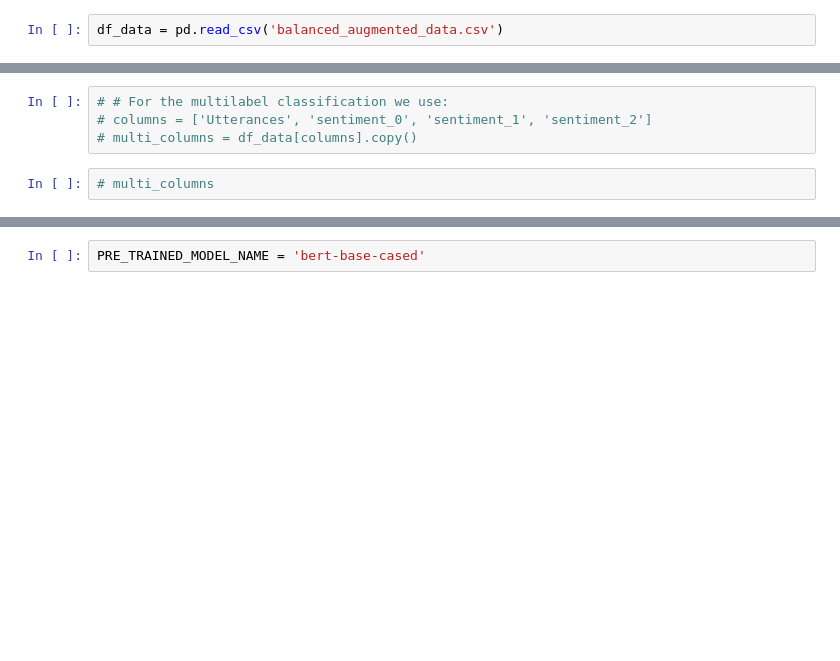
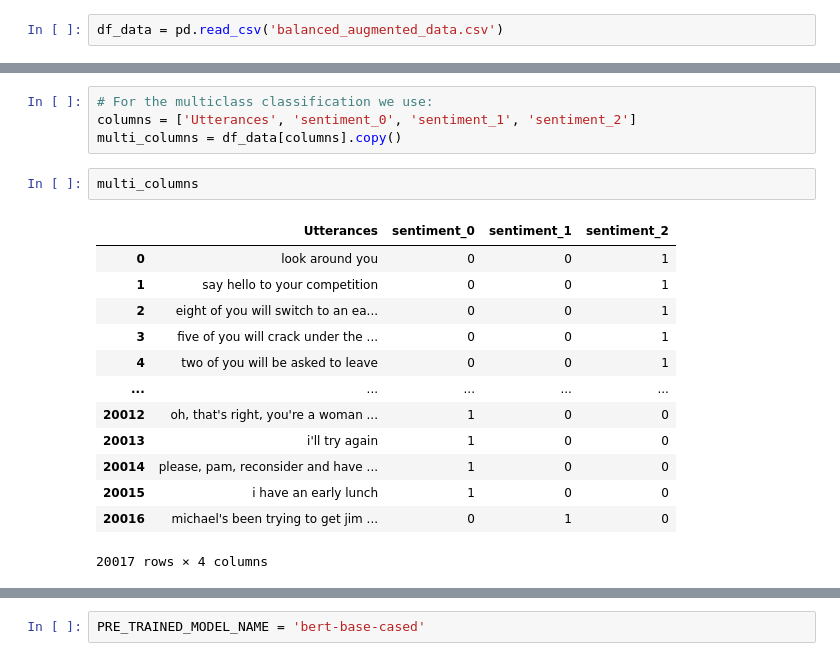
Before and after one commit to JuliaWieczorek/meisd_project, a Jupyter notebook: multi_class_sentiment_analysis_BERT.ipynb, the cells around one changed output, grey strips where cells are left out. Cells and saved outputs as stored; diff of their text form; blank space fills up the shorter version.

```diff
--- a/multi_class_sentiment_analysis_BERT.ipynb
+++ b/multi_class_sentiment_analysis_BERT.ipynb
@@ -44,7 +49,21 @@ df_data.head()
 # %%
-# # For the multilabel classification we use:
-# columns = ['Utterances', 'sentiment_0', 'sentiment_1', 'sentiment_2']
-# multi_columns = df_data[columns].copy()
+# For the multiclass classification we use:
+columns = ['Utterances', 'sentiment_0', 'sentiment_1', 'sentiment_2']
+multi_columns = df_data[columns].copy()
 # %%
-# multi_columns
+multi_columns
+# %% [output]
+|  | Utterances | sentiment_0 | sentiment_1 | sentiment_2 |
+| 0 | look around you | 0 | 0 | 1 |
+| 1 | say hello to your competition | 0 | 0 | 1 |
+| 2 | eight of you will switch to an ea... | 0 | 0 | 1 |
+| 3 | five of you will crack under the ... | 0 | 0 | 1 |
+| 4 | two of you will be asked to leave | 0 | 0 | 1 |
+| ... | ... | ... | ... | ... |
+| 20012 | oh, that's right, you're a woman ... | 1 | 0 | 0 |
+| 20013 | i'll try again | 1 | 0 | 0 |
+| 20014 | please, pam, reconsider and have ... | 1 | 0 | 0 |
+| 20015 | i have an early lunch | 1 | 0 | 0 |
+| 20016 | michael's been trying to get jim ... | 0 | 1 | 0 |
+20017 rows × 4 columns
 # %%
```
Also changed, not shown: parts of 7 cells of this notebook, 1 other file.
